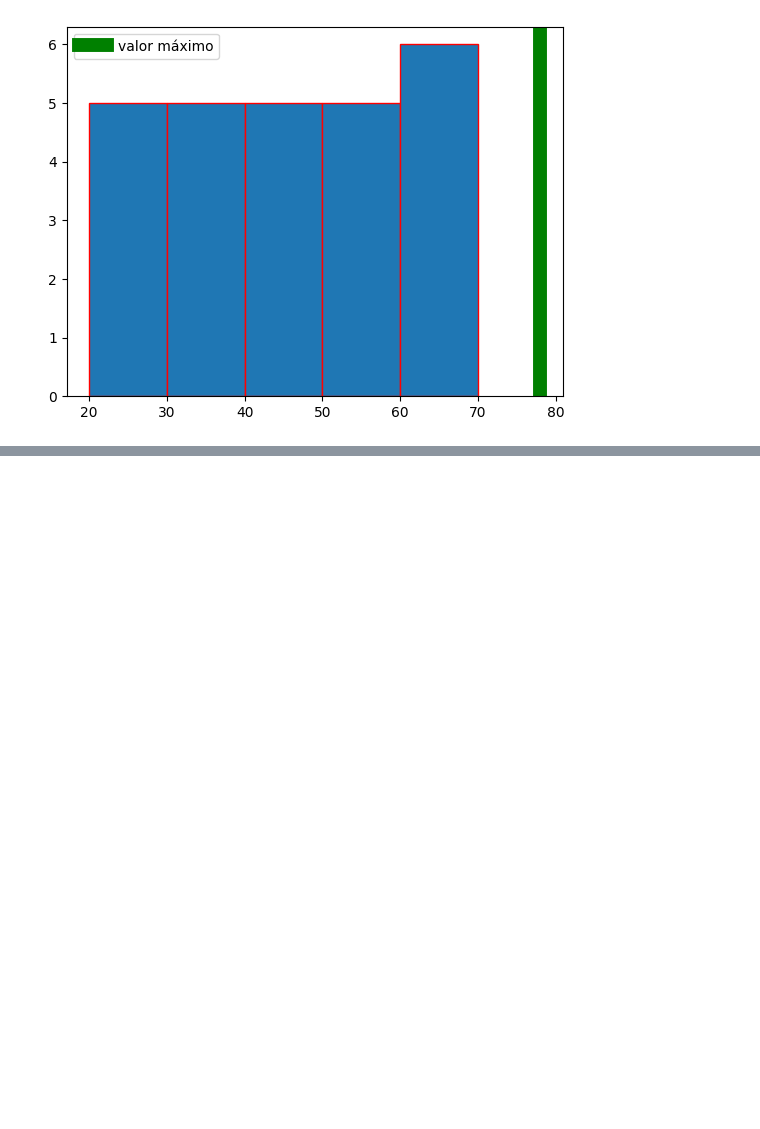
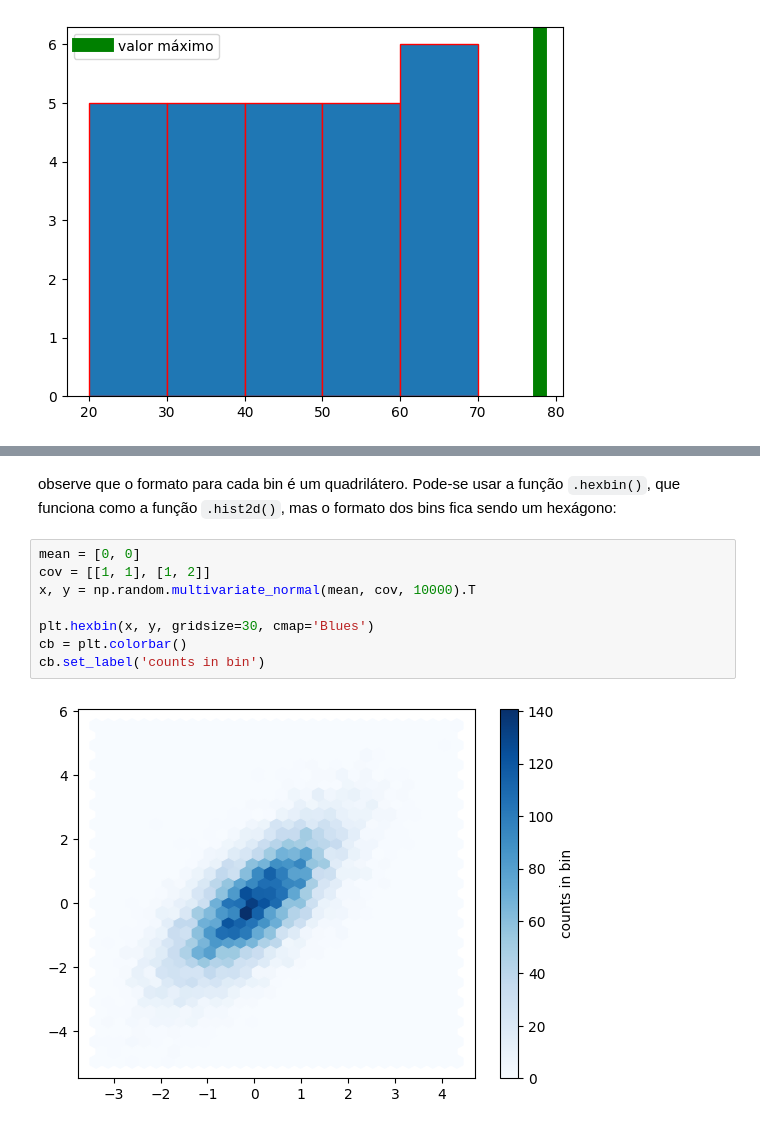
Before and after one commit to lucas-mt/studyPY, a Jupyter notebook: explicaçõesPY/módulos/matplotlib/histograma.ipynb, the cells around one changed output, grey strips where cells are left out. Saved outputs shown, nothing was run; the diff lists cells and outputs as text; blank space fills up the shorter version.

```diff
--- a/explicaçõesPY/módulos/matplotlib/histograma.ipynb
+++ b/explicaçõesPY/módulos/matplotlib/histograma.ipynb
@@ -66,0 +99,12 @@ plt.show()
+# %% [markdown]
+observe que o formato para cada bin é um quadrilátero. Pode-se usar a função `.hexbin()`, que funciona como a função `.hist2d()`, mas o formato dos bins fica sendo um hexágono:
+# %%
+mean = [0, 0]
+cov = [[1, 1], [1, 2]]
+x, y = np.random.multivariate_normal(mean, cov, 10000).T
+
+plt.hexbin(x, y, gridsize=30, cmap='Blues')
+cb = plt.colorbar()
+cb.set_label('counts in bin')
+# %% [output]
+[figure, added]
```
Also changed, not shown: parts of 8 cells of this notebook, 3 other files.
